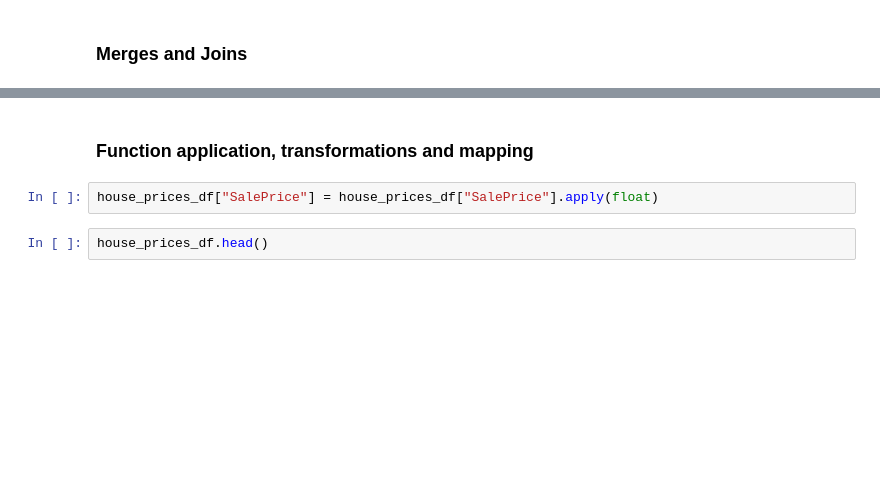
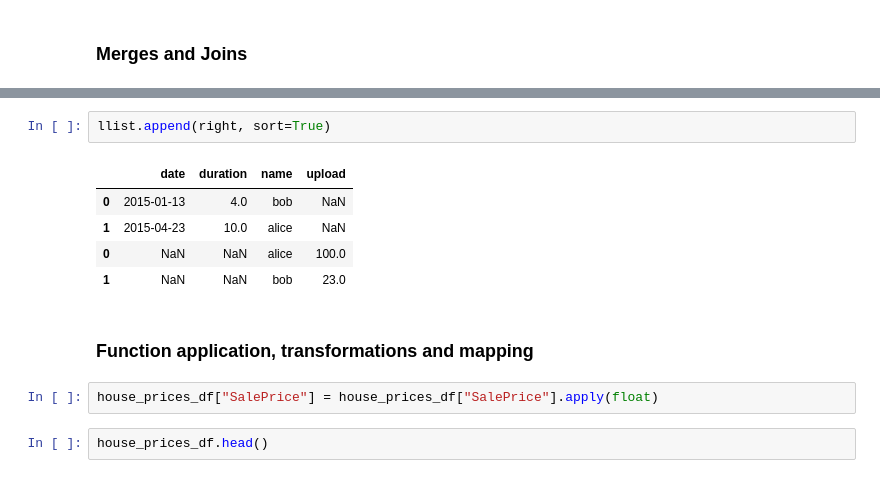
Before and after one commit to infinite-Joy/spark-scala-tutorial, a Jupyter notebook: notebooks/common pandas transformations.ipynb, the cells around one changed output, grey strips where cells are left out. Cells and saved outputs as stored; diff of their text form; blank space fills up the shorter version.

```diff
--- a/notebooks/common pandas transformations.ipynb
+++ b/notebooks/common pandas transformations.ipynb
@@ -292,3 +332,11 @@ house_prices_df.sort_values("MSSubClass", ascending=False).head()
+# %%
+llist.append(right, sort=True)
+# %% [output]
+|  | date | duration | name | upload |
+| 0 | 2015-01-13 | 4.0 | bob | NaN |
+| 1 | 2015-04-23 | 10.0 | alice | NaN |
+| 0 | NaN | NaN | alice | 100.0 |
+| 1 | NaN | NaN | bob | 23.0 |
 # %% [markdown]
 ### Function application, transformations and mapping
 # %%
```
Also changed, not shown: parts of 5 cells of this notebook.
